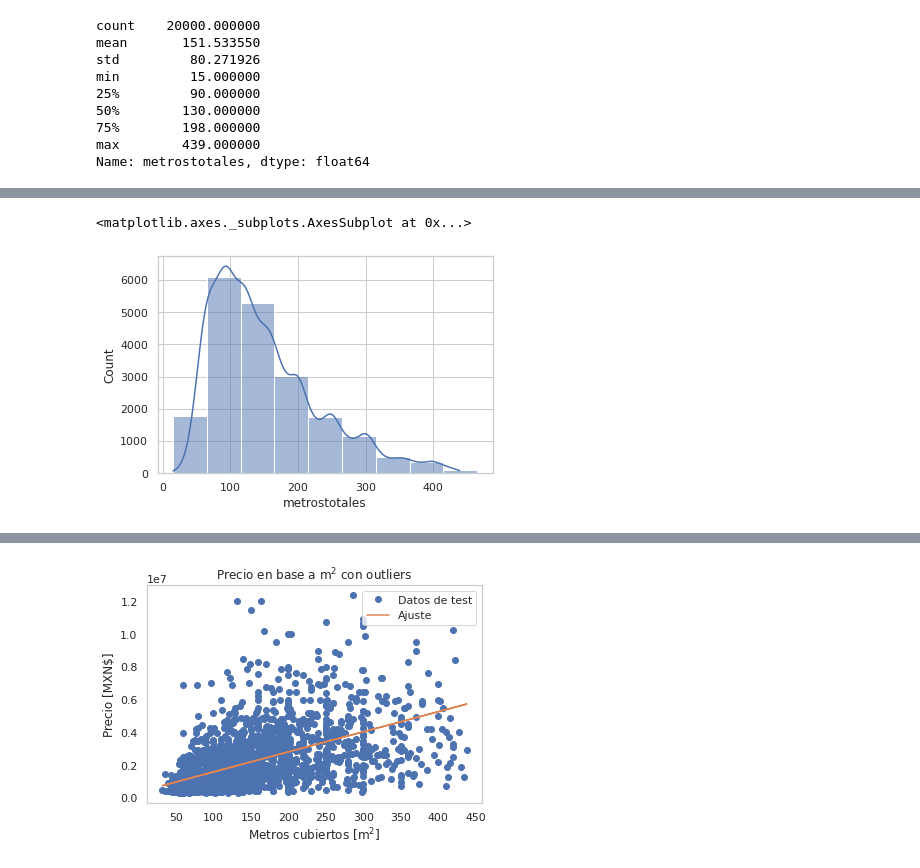
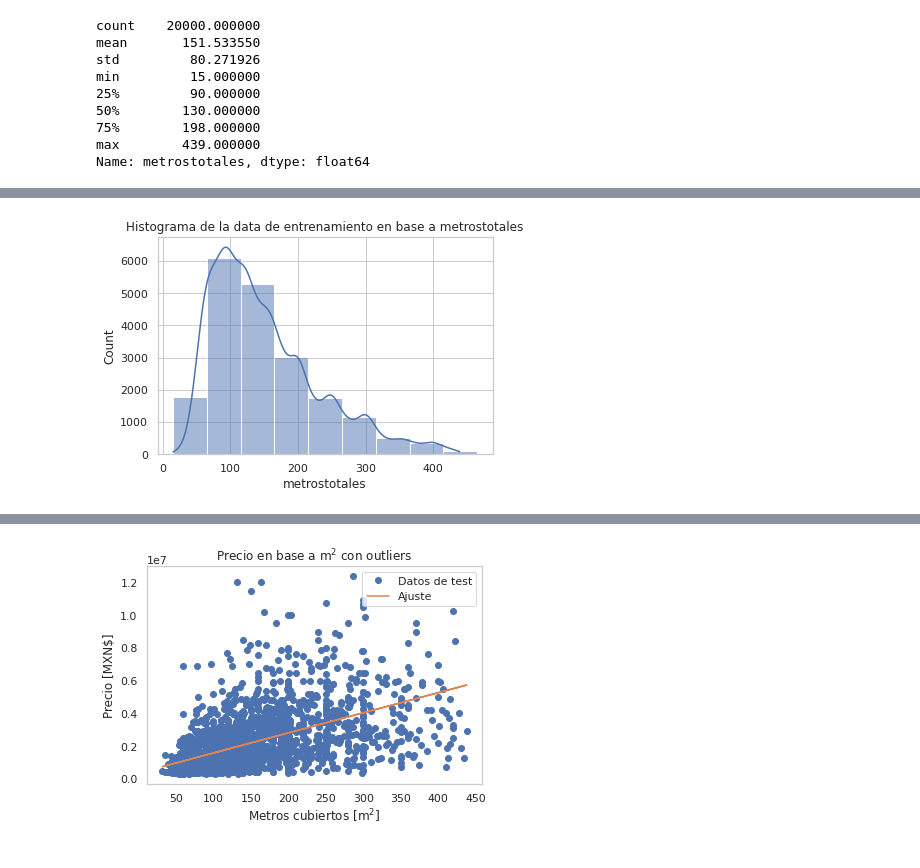
Before and after one commit to davidvenegasr/TP3-MetNum, a Jupyter notebook: notebooks/Exp1.ipynb, the cells around one changed output, grey strips where cells are left out. Saved outputs shown, nothing was run; the diff lists cells and outputs as text; code cells hidden in the pictures.

```diff
--- a/notebooks/Exp1.ipynb
+++ b/notebooks/Exp1.ipynb
@@ -86,10 +86,12 @@ train.describe()
 | 50% | 151193.500000 | 5.000000 | 3.000000 | 2.000000 | 2.000000 | 140.000000 | 130.000000 | 5.567300e+04 | 19.535185 | ... |
 | 75% | 226384.000000 | 10.000000 | 3.000000 | 2.000000 | 3.000000 | 212.000000 | 198.000000 | 8.571200e+04 | 20.687234 | ... |
 | max | 299991.000000 | 70.000000 | 10.000000 | 3.000000 | 4.000000 | 439.000000 | 439.000000 | 5.000400e+07 | 42.480744 | ... |
-# %%
-sns.histplot(data=train, x="metrostotales",binwidth=50,kde=True)
-# %% [output]
-<matplotlib.axes._subplots.AxesSubplot at 0x...>
-[figure, removed]
+# %%
+ax = sns.histplot(data=train, x="metrostotales",binwidth=50,kde=True)
+ax.set_title("Histograma de la data de entrenamiento en base a metrostotales")
+fig = ax.get_figure()
+fig.savefig("Exp1/Hist1.png")
+# %% [output]
+[figure, added]
 # %%
 #Exploremos su relacion con los precios
```
Also changed, not shown: parts of 6 cells of this notebook, 4 other files.
